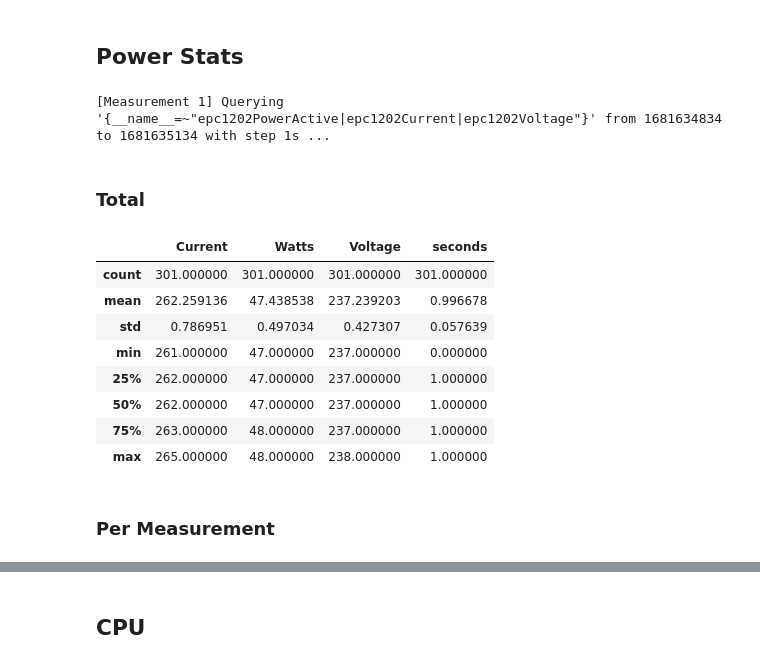
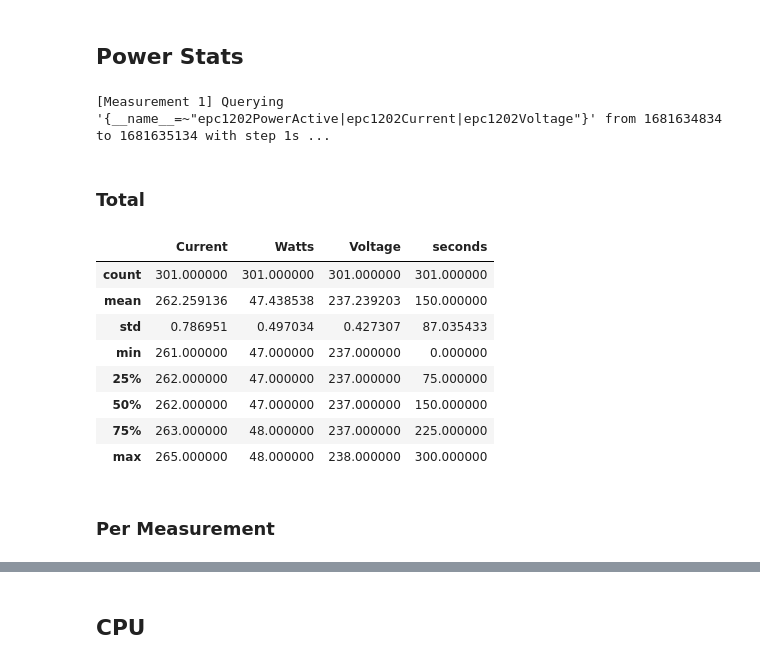
Before and after one commit to twobiers/software-architecture-sustainability-experiment, a Jupyter notebook: results/analysis.ipynb, the cells around one changed output, grey strips where cells are left out. Drawn from its saved outputs; the diff is of its cells as text; code cells hidden in the pictures.

```diff
--- a/results/analysis.ipynb
+++ b/results/analysis.ipynb
@@ -12,3 +23,0 @@ pd.__version__
-# %%
-p = query.Prometheus('http://192.168.178.64:9090')
-step = "1s"
@@ -44,7 +46,7 @@ def prepare_query_range_as_dataframe(measurement_no, query, start, end, step=ste
     # We can't be sure that we have a value for each second, so we calculate the difference between the timestamps
     # and att those to the dataframe
     metrics['tvalue'] = metrics.index
-    metrics['delta'] = (metrics['tvalue'] - metrics['tvalue'].shift()).fillna(0).astype('timedelta64[s]')
+    metrics['delta'] = (metrics['tvalue'] - metrics['tvalue'].min()).fillna(0).astype('timedelta64[s]')
     metrics['seconds'] = metrics['delta'].dt.total_seconds().astype(int)
     metrics.drop(['tvalue'], inplace=True, axis=1)
     # metrics = metrics.assign(seconds=range(len(metrics)))
@@ -199,59 +194,63 @@ bm
 # %%
 power_metrics = prepare_power_metrics(bm)
 describe_measurement_dataframe(power_metrics)
 
-printmd("### Current Measurment Plots")
-fg = sns.lmplot(
-      data=power_metrics, x="seconds", y="Current", col="measurement", col_wrap=5, height=3, scatter=True
-)
-fg.set_xlabels("Time (s)")
-fg.set_ylabels("Current (A)")
-plt.show(fg)
-
-printmd("### Voltage Measurment Plots")
-fg = sns.lmplot(
-    data=power_metrics, x="seconds", y="Voltage", col="measurement", col_wrap=5, height=3, scatter=True
-)
-fg.set_xlabels("Time (s)")
-fg.set_ylabels("Voltage (V)")
-plt.show(fg)
-
-printmd("### Watts Measurment Plots")
-fg = sns.lmplot(
-      data=power_metrics, x="seconds", y="Watts", col="measurement", col_wrap=5, height=3, scatter=True
-)
-fg.set_xlabels("Time (s)")
-fg.set_ylabels("Watts (W)")
-plt.show(fg)
-
-printmd("### Mean Watts")
-
 mean_per_second = power_metrics.groupby(by=['seconds']).mean()
 display(mean_per_second.describe())
 
-fig = mean_per_second['Watts'].plot(drawstyle='steps')
-fig.set_xlabel("Time (s)")
-fig.set_ylabel("Watts (W)")
-plt.show(fig)
 
-fg = sns.lmplot(
-      data=mean_per_second.reset_index(), x="seconds", y="Watts", scatter=True
-)
-fg.set_xlabels("Time (s)")
-fg.set_ylabels("Watts (W)")
-plt.show(fg)
+# printmd("### Current Measurment Plots")
+# fg = sns.lmplot(
+#       data=power_metrics, x="seconds", y="Current", col="measurement", col_wrap=5, height=3, scatter=True
+# )
+# fg.set_xlabels("Time (s)")
+# fg.set_ylabels("Current (A)")
+# plt.show(fg)
+
+# printmd("### Voltage Measurment Plots")
+# fg = sns.lmplot(
+#     data=power_metrics, x="seconds", y="Voltage", col="measurement", col_wrap=5, height=3, scatter=True
+# )
+# fg.set_xlabels("Time (s)")
+# fg.set_ylabels("Voltage (V)")
+# plt.show(fg)
+
+# printmd("### Watts Measurment Plots")
+# fg = sns.lmplot(
+#       data=power_metrics, x="seconds", y="Watts", col="measurement", col_wrap=5, height=3, scatter=True
+# )
+# fg.set_xlabels("Time (s)")
+# fg.set_ylabels("Watts (W)")
+# plt.show(fg)
+
+# printmd("### Mean Watts")
+
+# mean_per_second = power_metrics.groupby(by=['seconds']).mean()
+# display(mean_per_second.describe())
+
+# fig = mean_per_second['Watts'].plot(drawstyle='steps')
+# fig.set_xlabel("Time (s)")
+# fig.set_ylabel("Watts (W)")
+# plt.show(fig)
+
+# fg = sns.lmplot(
+#       data=mean_per_second.reset_index(), x="seconds", y="Watts", scatter=True
+# )
+# fg.set_xlabels("Time (s)")
+# fg.set_ylabels("Watts (W)")
+# plt.show(fg)
 # %% [output]
 [Measurement 1] Querying '{__name__=~"epc1202PowerActive|epc1202Current|epc1202Voltage"}' from 1681634834 to 1681635134 with step 1s ...
 ### Total
 |  | Current | Watts | Voltage | seconds |
 | count | 301.000000 | 301.000000 | 301.000000 | 301.000000 |
-| mean | 262.259136 | 47.438538 | 237.239203 | 0.996678 |
-| std | 0.786951 | 0.497034 | 0.427307 | 0.057639 |
+| mean | 262.259136 | 47.438538 | 237.239203 | 150.000000 |
+| std | 0.786951 | 0.497034 | 0.427307 | 87.035433 |
 | min | 261.000000 | 47.000000 | 237.000000 | 0.000000 |
-| 25% | 262.000000 | 47.000000 | 237.000000 | 1.000000 |
-| 50% | 262.000000 | 47.000000 | 237.000000 | 1.000000 |
-| 75% | 263.000000 | 48.000000 | 237.000000 | 1.000000 |
-| max | 265.000000 | 48.000000 | 238.000000 | 1.000000 |
+| 25% | 262.000000 | 47.000000 | 237.000000 | 75.000000 |
+| 50% | 262.000000 | 47.000000 | 237.000000 | 150.000000 |
+| 75% | 263.000000 | 48.000000 | 237.000000 | 225.000000 |
+| max | 265.000000 | 48.000000 | 238.000000 | 300.000000 |
 ### Per Measurement
                 measurement
 Current  count  1                        301.0
```
Also changed, not shown: parts of 17 cells of this notebook.
